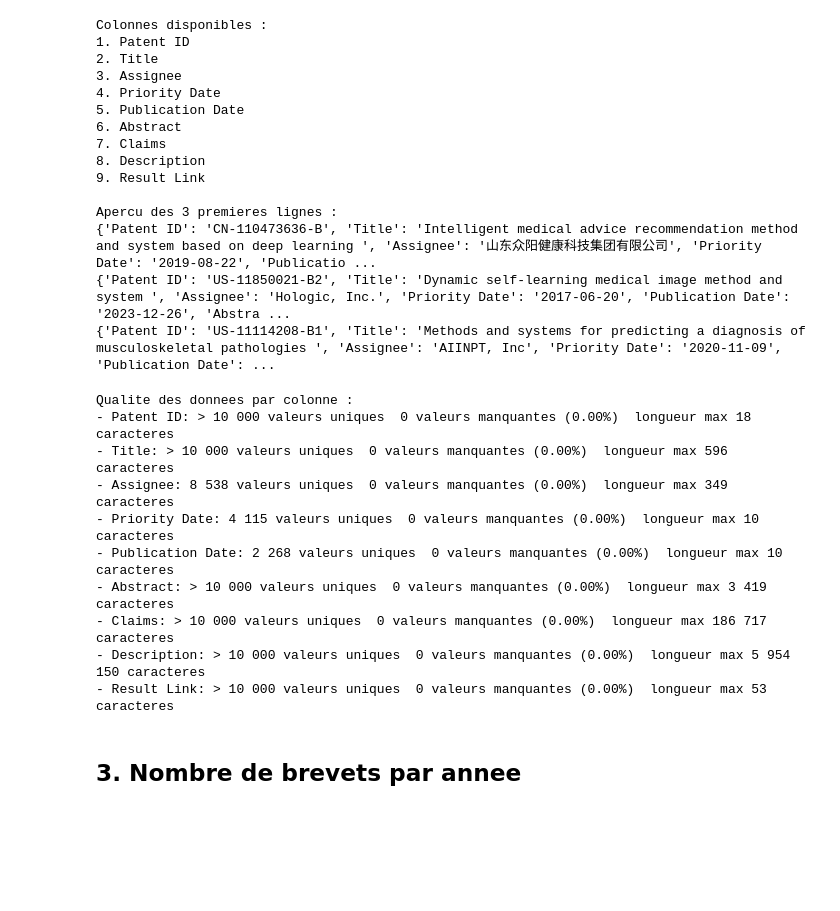
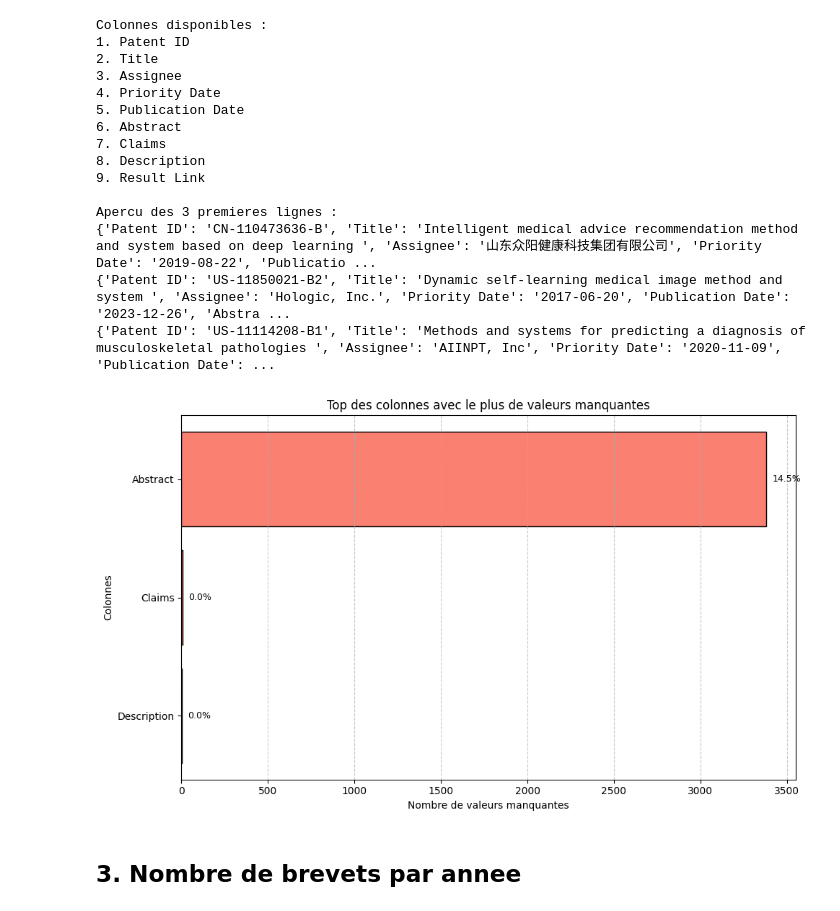
Before and after one commit to estellebriollet13/text-search-engine-m1, a Jupyter notebook: src/analyse exploratoire/analyse.ipynb, the cells around one changed output. Saved outputs shown, nothing was run; the diff lists cells and outputs as text; code cells hidden in the pictures; blank space fills up the shorter version.

```diff
--- a/src/analyse exploratoire/analyse.ipynb
+++ b/src/analyse exploratoire/analyse.ipynb
@@ -152,56 +194,44 @@ Apercu des 3 premieres lignes :
 {'Patent ID': 'US-11850021-B2', 'Title': 'Dynamic self-learning medical image method and system ', 'Assignee': 'Hologic, Inc.', 'Priority Date': '2017-06-20', 'Publication Date': '2023-12-26', 'Abstra ...
 {'Patent ID': 'US-11114208-B1', 'Title': 'Methods and systems for predicting a diagnosis of musculoskeletal pathologies ', 'Assignee': 'AIINPT, Inc', 'Priority Date': '2020-11-09', 'Publication Date': ...
 # %%
-import matplotlib.pyplot as plt
-
-# On suppose que missing_counts et row_count sont définis
-if missing_counts:
+if not MATPLOTLIB_AVAILABLE:
+    print("matplotlib n'est pas installe. Lancez `pip install -r requirements.txt` pour generer ce graphique.")
+elif missing_counts:
     # 1. Préparation : Tri par nombre de valeurs manquantes (du plus grand au plus petit)
     # On transforme le dictionnaire en liste de tuples triée
     sorted_missing = sorted(missing_counts.items(), key=lambda x: x[1], reverse=True)
 
     columns = [item[0] for item in sorted_missing]
     counts = [item[1] for item in sorted_missing]
 
     # Calcul des pourcentages pour l'affichage
     percentages = [(count / row_count * 100) if row_count else 0 for count in counts]
 
     # 2. Création du graphique
     plt.figure(figsize=(10, 6))
     bars = plt.barh(columns, counts, color='salmon', edgecolor='black')
 
     # 3. Personnalisation
     plt.title("Top des colonnes avec le plus de valeurs manquantes")
     plt.xlabel("Nombre de valeurs manquantes")
     plt.ylabel("Colonnes")
     plt.gca().invert_yaxis() # Met la valeur la plus grande (le 'top') en haut
     plt.grid(axis='x', linestyle='--', alpha=0.7)
 
     # Ajout des pourcentages au bout des barres pour plus de clarté
     for i, bar in enumerate(bars):
         plt.text(bar.get_width() + (max(counts) * 0.01),
                  bar.get_y() + bar.get_height()/2,
                  f"{percentages[i]:.1f}%",
                  va='center', fontsize=9)
 
     plt.tight_layout()
 
-    # 4. Sauvegarde
-    plt.savefig("top_valeurs_manquantes.png")
-    print("Graphique sauvegardé sous 'top_valeurs_manquantes.png'")
+    plt.show()
 else:
     print("Aucune donnée manquante détectée.")
 # %% [output]
-Qualite des donnees par colonne :
-- Patent ID: > 10 000 valeurs uniques  0 valeurs manquantes (0.00%)  longueur max 18 caracteres
-- Title: > 10 000 valeurs uniques  0 valeurs manquantes (0.00%)  longueur max 596 caracteres
-- Assignee: 8 538 valeurs uniques  0 valeurs manquantes (0.00%)  longueur max 349 caracteres
-- Priority Date: 4 115 valeurs uniques  0 valeurs manquantes (0.00%)  longueur max 10 caracteres
-- Publication Date: 2 268 valeurs uniques  0 valeurs manquantes (0.00%)  longueur max 10 caracteres
-- Abstract: > 10 000 valeurs uniques  0 valeurs manquantes (0.00%)  longueur max 3 419 caracteres
-- Claims: > 10 000 valeurs uniques  0 valeurs manquantes (0.00%)  longueur max 186 717 caracteres
-- Description: > 10 000 valeurs uniques  0 valeurs manquantes (0.00%)  longueur max 5 954 150 caracteres
-- Result Link: > 10 000 valeurs uniques  0 valeurs manquantes (0.00%)  longueur max 53 caracteres
+[figure, added]
 # %% [markdown]
 ## 3. Nombre de brevets par annee
 # %%
```
Also changed, not shown: parts of 7 cells of this notebook, 1 other file.
